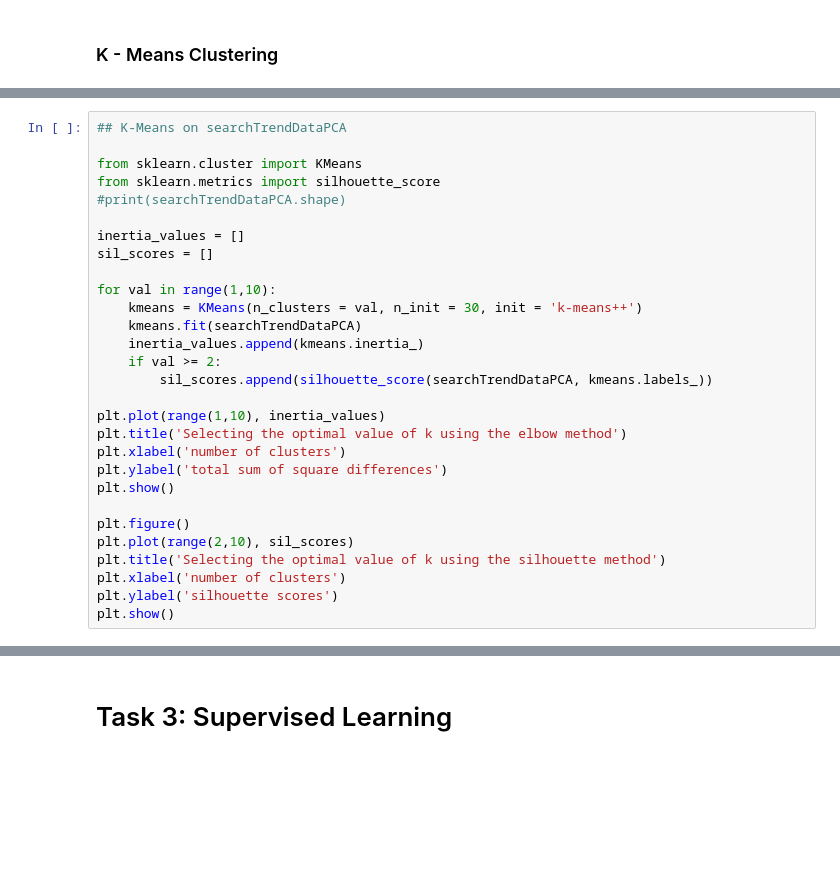
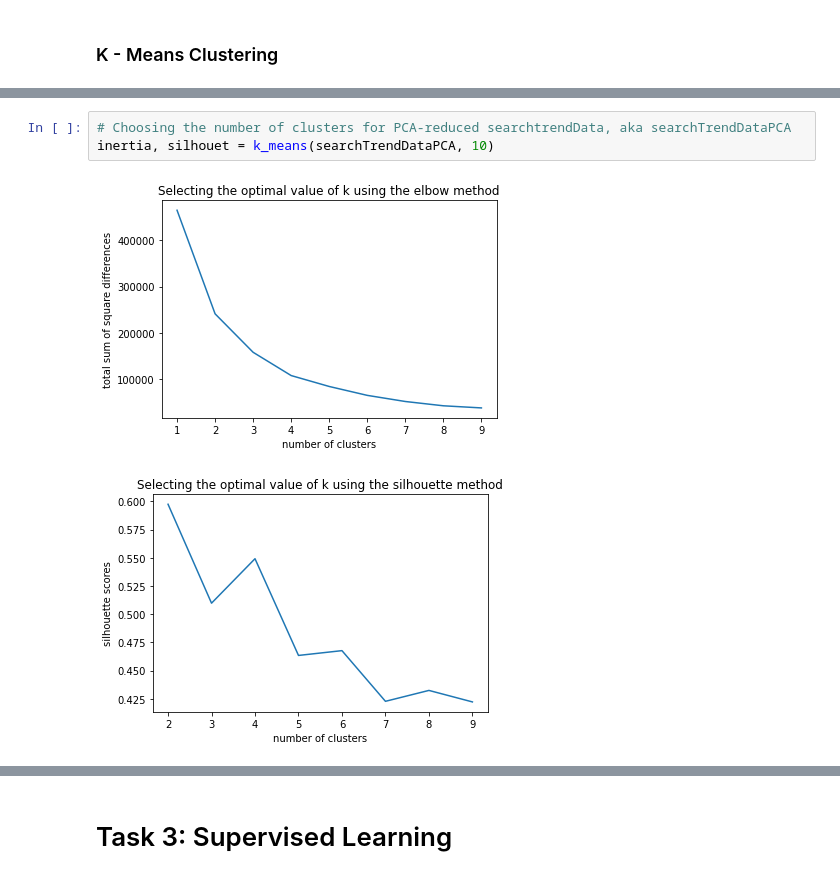
Before and after one commit to lfy05/Covid-19-Search-Trend-ML, a Jupyter notebook: Assignment1.ipynb, the cells around one changed output, grey strips where cells are left out. Saved outputs shown, nothing was run; the diff lists cells and outputs as text; blank space fills up the shorter version.

```diff
--- a/Assignment1.ipynb
+++ b/Assignment1.ipynb
@@ -348,29 +368,0 @@ ini
-# %%
-## K-Means on searchTrendDataPCA
-
-from sklearn.cluster import KMeans
-from sklearn.metrics import silhouette_score
-#print(searchTrendDataPCA.shape)
-
-inertia_values = []
-sil_scores = []
-
-for val in range(1,10):
-    kmeans = KMeans(n_clusters = val, n_init = 30, init = 'k-means++')
-    kmeans.fit(searchTrendDataPCA)
-    inertia_values.append(kmeans.inertia_)
-    if val >= 2:
-        sil_scores.append(silhouette_score(searchTrendDataPCA, kmeans.labels_))
-
-plt.plot(range(1,10), inertia_values)
-plt.title('Selecting the optimal value of k using the elbow method')
-plt.xlabel('number of clusters')
-plt.ylabel('total sum of square differences')
-plt.show()
-
-plt.figure()
-plt.plot(range(2,10), sil_scores)
-plt.title('Selecting the optimal value of k using the silhouette method')
-plt.xlabel('number of clusters')
-plt.ylabel('silhouette scores')
-plt.show()
@@ -379,0 +369,6 @@ plt.show()
+# %%
+# Choosing the number of clusters for PCA-reduced searchtrendData, aka searchTrendDataPCA
+inertia, silhouet = k_means(searchTrendDataPCA, 10)
+# %% [output]
+[figure, added]
+[figure, added]
```
Also changed, not shown: parts of 24 cells of this notebook.
